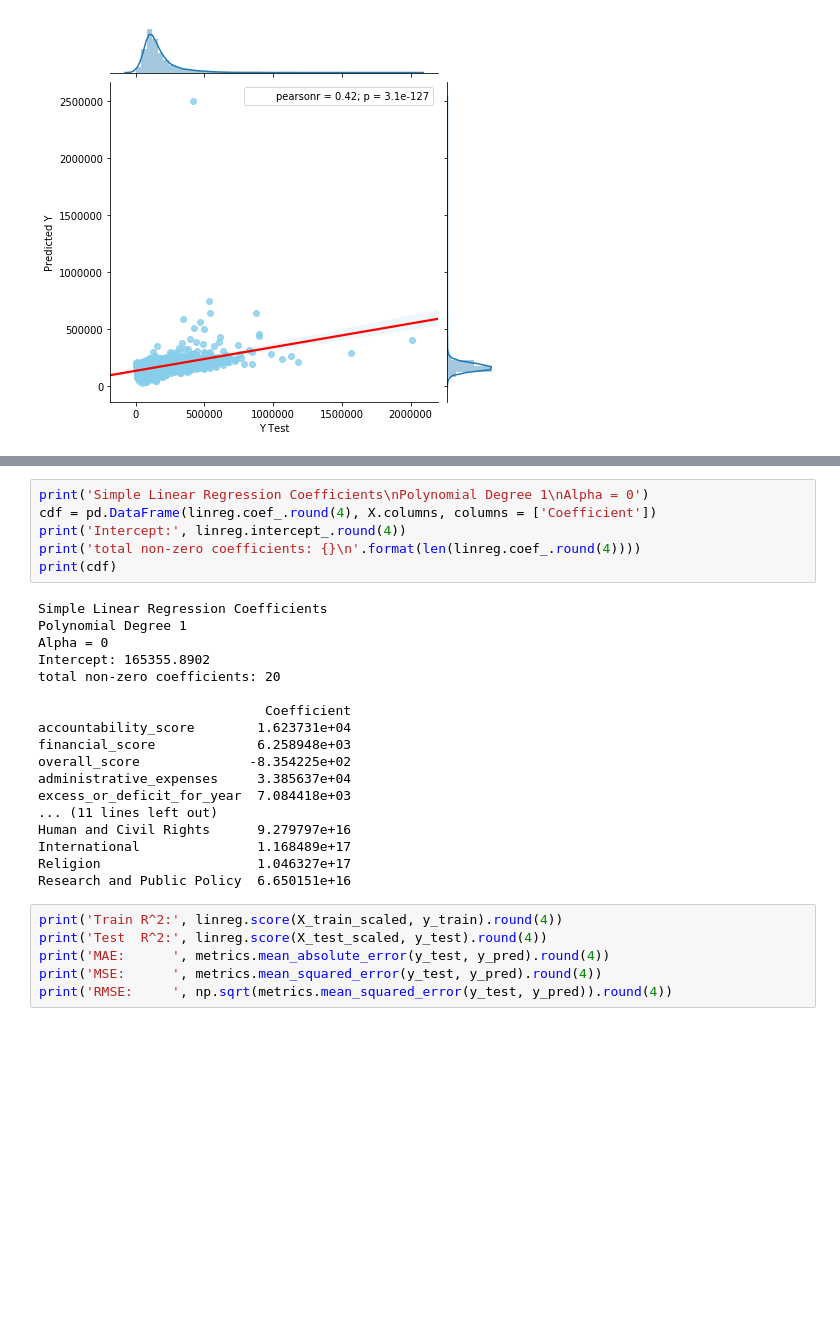
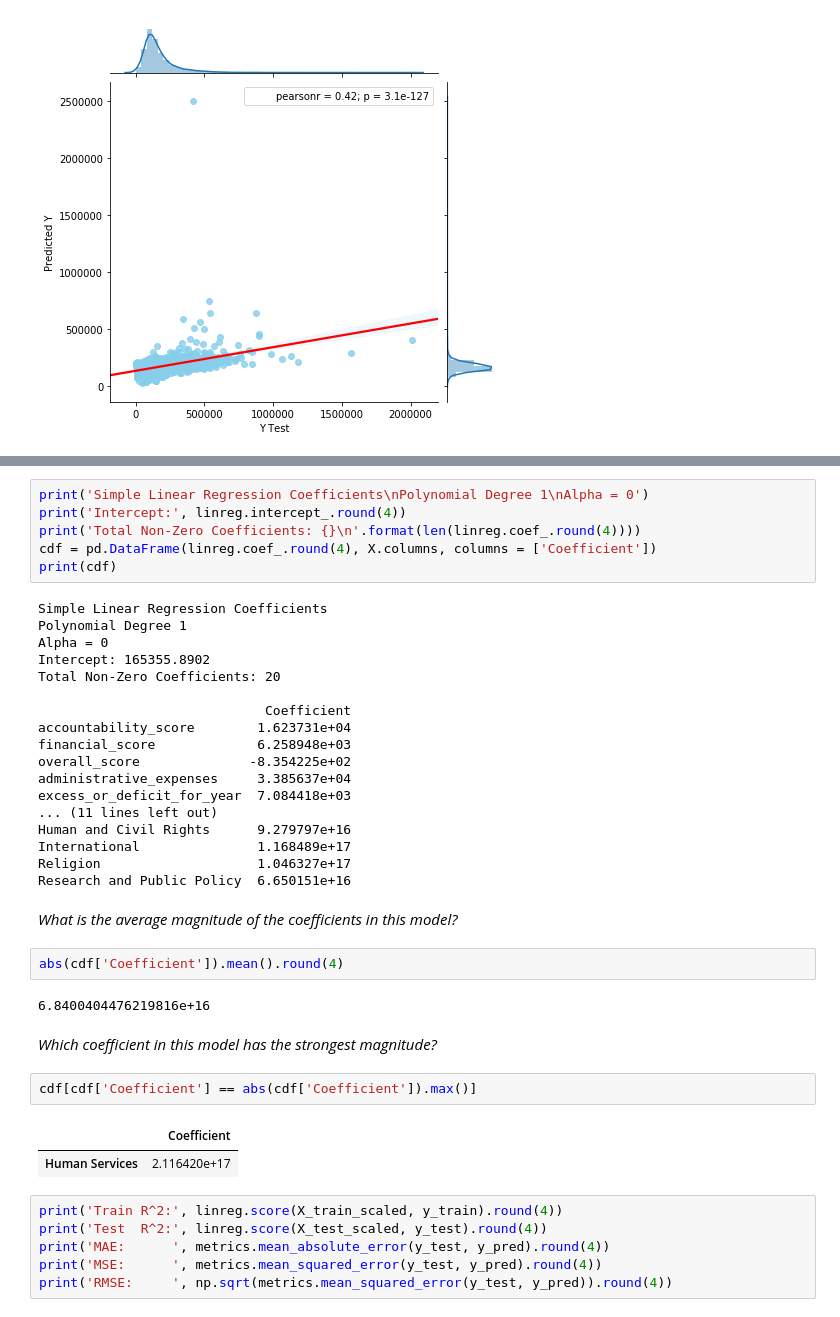
Before and after one commit to cyaris/charities_in_the_united_states, a Jupyter notebook: US Charities | Machine Learning with Linear Models.ipynb, the cells around one changed output, grey strips where cells are left out. Cells and saved outputs as stored; diff of their text form; blank space fills up the shorter version.

```diff
--- a/US Charities | Machine Learning with Linear Models.ipynb
+++ b/US Charities | Machine Learning with Linear Models.ipynb
@@ -101,15 +108,15 @@ ax.xaxis.set_tick_params(which = 'both', rotation = 45)
 # %%
 print('Simple Linear Regression Coefficients\nPolynomial Degree 1\nAlpha = 0')
+print('Intercept:', linreg.intercept_.round(4))
+print('Total Non-Zero Coefficients: {}\n'.format(len(linreg.coef_.round(4))))
 cdf = pd.DataFrame(linreg.coef_.round(4), X.columns, columns = ['Coefficient'])
-print('Intercept:', linreg.intercept_.round(4))
-print('total non-zero coefficients: {}\n'.format(len(linreg.coef_.round(4))))
 print(cdf)
 # %% [output]
 Simple Linear Regression Coefficients
 Polynomial Degree 1
 Alpha = 0
 Intercept: 165355.8902
-total non-zero coefficients: 20
+Total Non-Zero Coefficients: 20
 
                              Coefficient
 accountability_score        1.623731e+04
@@ -122,6 +129,19 @@ Human and Civil Rights      9.279797e+16
 International               1.168489e+17
 Religion                    1.046327e+17
 Research and Public Policy  6.650151e+16
+# %% [markdown]
+*What is the average magnitude of the coefficients in this model?*
+# %%
+abs(cdf['Coefficient']).mean().round(4)
+# %% [output]
+6.8400404476219816e+16
+# %% [markdown]
+*Which coefficient in this model has the strongest magnitude?*
+# %%
+cdf[cdf['Coefficient'] == abs(cdf['Coefficient']).max()]
+# %% [output]
+|  | Coefficient |
+| Human Services | 2.116420e+17 |
 # %%
 print('Train R^2:', linreg.score(X_train_scaled, y_train).round(4))
 print('Test  R^2:', linreg.score(X_test_scaled, y_test).round(4))
```
Also changed, not shown: parts of 88 cells of this notebook.
